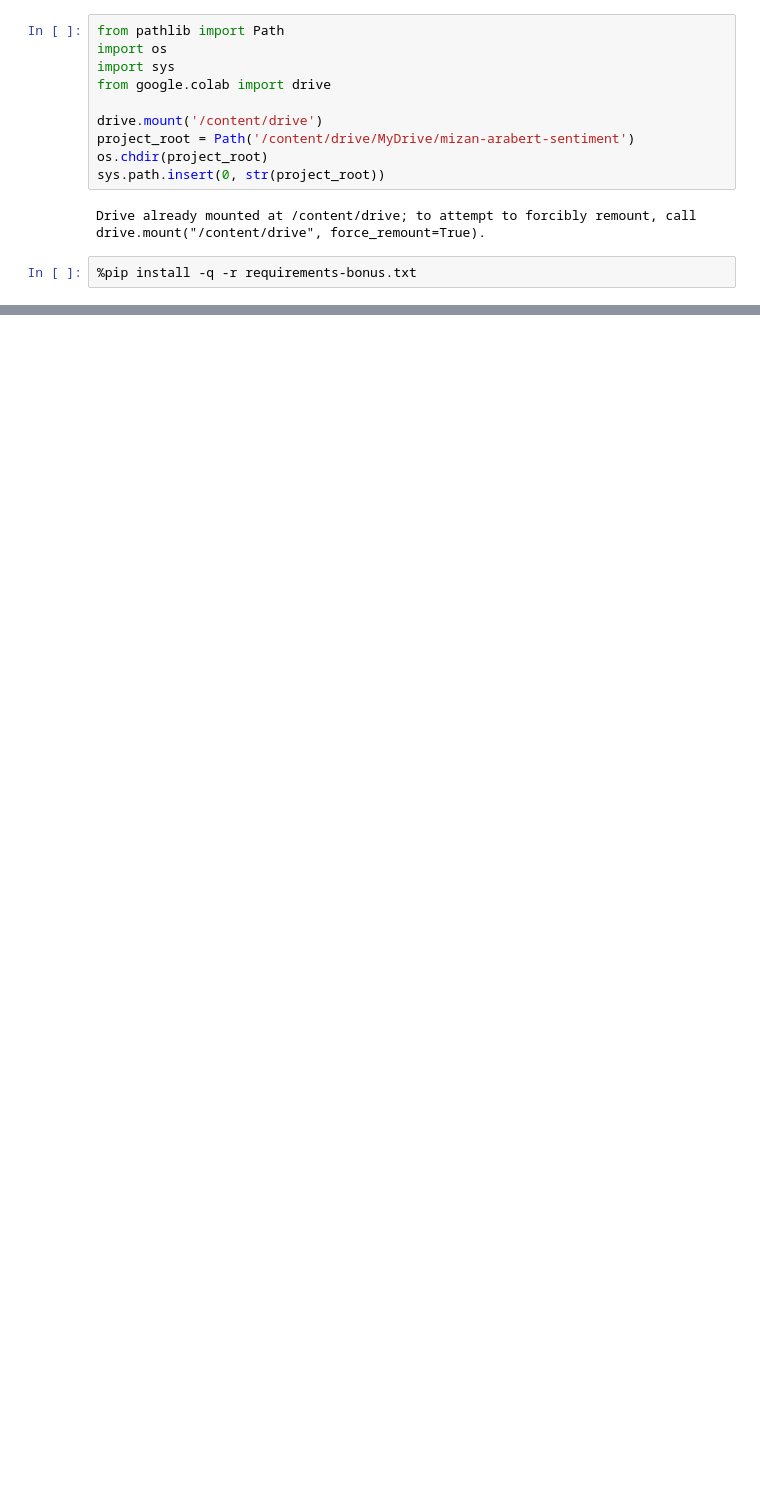
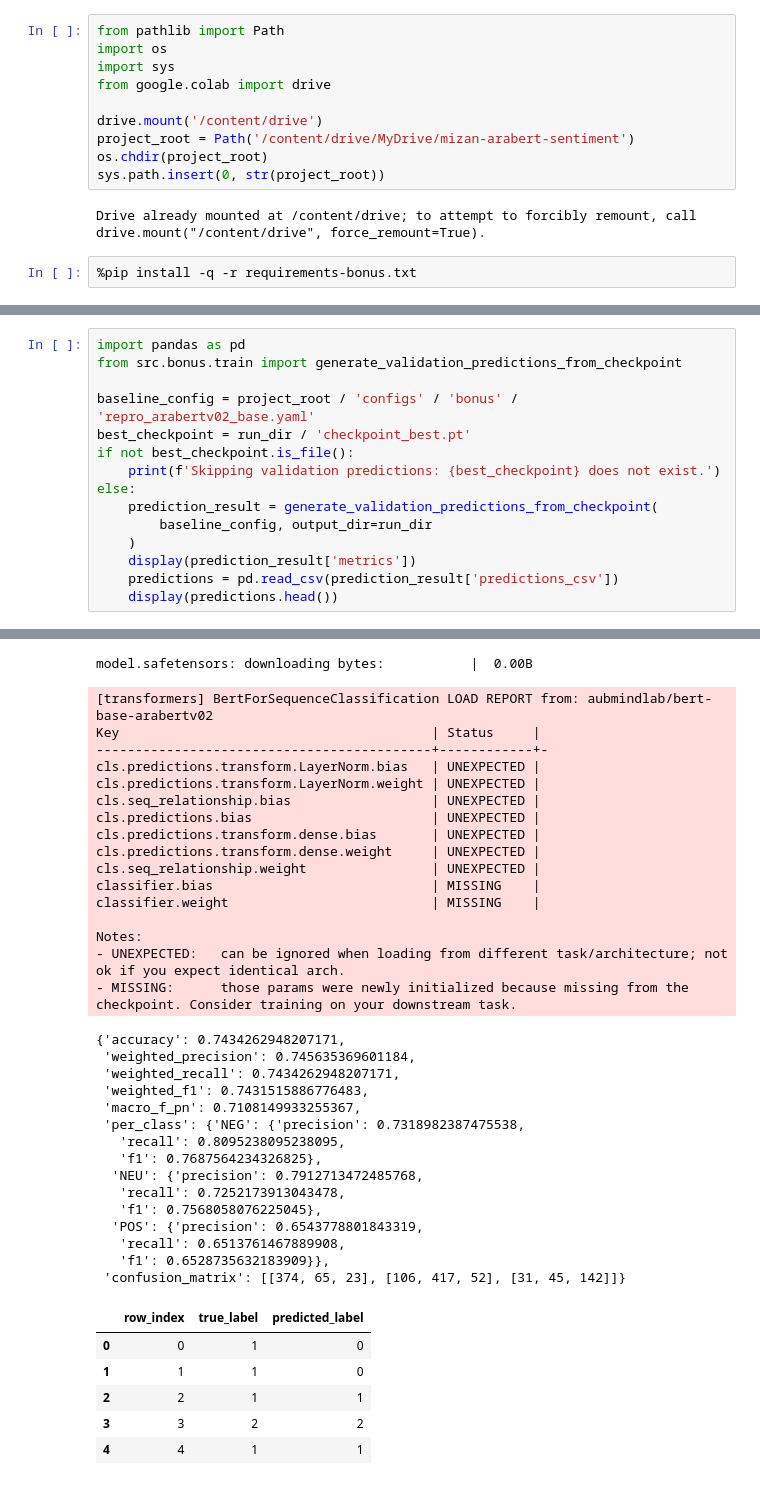
Before and after one commit to nour-hatem/dl-paper-reimplementation, a Jupyter notebook: notebooks/bonus/04_train_repro_colab.ipynb, the cells around one changed output, grey strips where cells are left out. Cells and saved outputs as stored; diff of their text form; blank space fills up the shorter version.

```diff
--- a/notebooks/bonus/04_train_repro_colab.ipynb
+++ b/notebooks/bonus/04_train_repro_colab.ipynb
@@ -89,0 +180,16 @@ The final training cell returns the complete history table. The same rows are sa
+# %%
+import pandas as pd
+from src.bonus.train import generate_validation_predictions_from_checkpoint
+
+baseline_config = project_root / 'configs' / 'bonus' / 'repro_arabertv02_base.yaml'
+best_checkpoint = run_dir / 'checkpoint_best.pt'
+if not best_checkpoint.is_file():
+    print(f'Skipping validation predictions: {best_checkpoint} does not exist.')
+else:
+    prediction_result = generate_validation_predictions_from_checkpoint(
+        baseline_config, output_dir=run_dir
+    )
+    display(prediction_result['metrics'])
+    predictions = pd.read_csv(prediction_result['predictions_csv'])
+    display(predictions.head())
+# %% [output]
@@ -89,0 +198,38 @@ The final training cell returns the complete history table. The same rows are sa
+model.safetensors: downloading bytes:           |  0.00B
+[transformers] BertForSequenceClassification LOAD REPORT from: aubmindlab/bert-base-arabertv02
+Key                                        | Status     |
+-------------------------------------------+------------+-
+cls.predictions.transform.LayerNorm.bias   | UNEXPECTED |
+cls.predictions.transform.LayerNorm.weight | UNEXPECTED |
+cls.seq_relationship.bias                  | UNEXPECTED |
+cls.predictions.bias                       | UNEXPECTED |
+cls.predictions.transform.dense.bias       | UNEXPECTED |
+cls.predictions.transform.dense.weight     | UNEXPECTED |
+cls.seq_relationship.weight                | UNEXPECTED |
+classifier.bias                            | MISSING    |
+classifier.weight                          | MISSING    |
+
+Notes:
+- UNEXPECTED:   can be ignored when loading from different task/architecture; not ok if you expect identical arch.
+- MISSING:      those params were newly initialized because missing from the checkpoint. Consider training on your downstream task.
+{'accuracy': 0.7434262948207171,
+ 'weighted_precision': 0.745635369601184,
+ 'weighted_recall': 0.7434262948207171,
+ 'weighted_f1': 0.7431515886776483,
+ 'macro_f_pn': 0.7108149933255367,
+ 'per_class': {'NEG': {'precision': 0.7318982387475538,
+   'recall': 0.8095238095238095,
+   'f1': 0.7687564234326825},
+  'NEU': {'precision': 0.7912713472485768,
+   'recall': 0.7252173913043478,
+   'f1': 0.7568058076225045},
+  'POS': {'precision': 0.6543778801843319,
+   'recall': 0.6513761467889908,
+   'f1': 0.6528735632183909}},
+ 'confusion_matrix': [[374, 65, 23], [106, 417, 52], [31, 45, 142]]}
+|  | row_index | true_label | predicted_label |
+| 0 | 0 | 1 | 0 |
+| 1 | 1 | 1 | 0 |
+| 2 | 2 | 1 | 1 |
+| 3 | 3 | 2 | 2 |
+| 4 | 4 | 1 | 1 |
```
Also changed, not shown: parts of 15 cells of this notebook.
